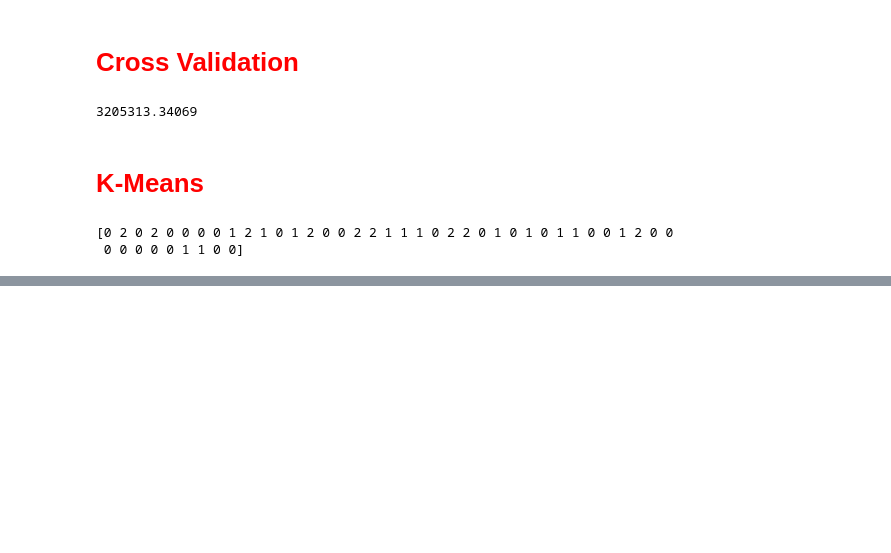
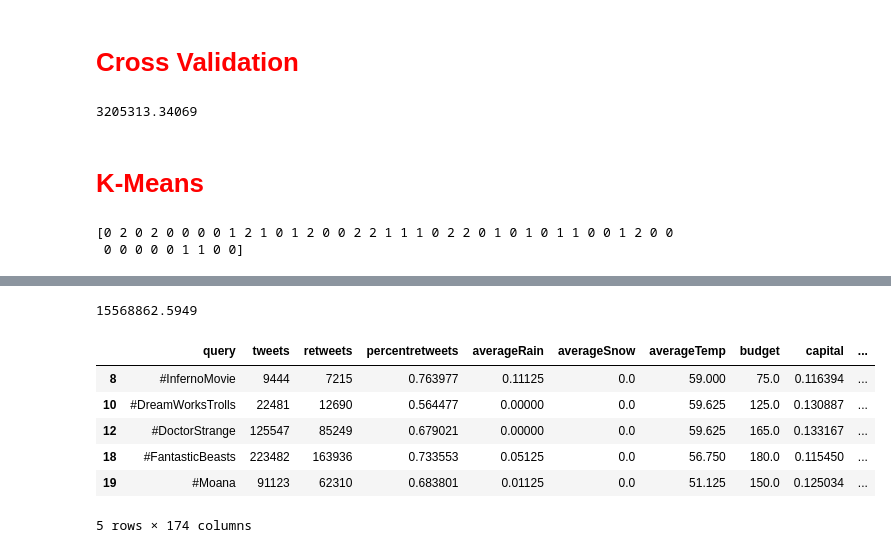
Before and after one commit to steveshim/TweetAcquisition-Thesis, a Jupyter notebook: TwitterExtractor.ipynb, the cells around one changed output, grey strips where cells are left out. Cells and saved outputs as stored; diff of their text form; code cells hidden in the pictures; blank space fills up the shorter version.

```diff
--- a/TwitterExtractor.ipynb
+++ b/TwitterExtractor.ipynb
@@ -584,0 +611,12 @@ data2 = data[data.kmeans==2]
+# %%
+print data1['grossPerDay'].mean()
+data1.head()
+# %% [output]
+15568862.5949
+|  | query | tweets | retweets | percentretweets | averageRain | averageSnow | averageTemp | budget | capital | ... |
+| 8 | #InfernoMovie | 9444 | 7215 | 0.763977 | 0.11125 | 0.0 | 59.000 | 75.0 | 0.116394 | ... |
+| 10 | #DreamWorksTrolls | 22481 | 12690 | 0.564477 | 0.00000 | 0.0 | 59.625 | 125.0 | 0.130887 | ... |
+| 12 | #DoctorStrange | 125547 | 85249 | 0.679021 | 0.00000 | 0.0 | 59.625 | 165.0 | 0.133167 | ... |
+| 18 | #FantasticBeasts | 223482 | 163936 | 0.733553 | 0.05125 | 0.0 | 56.750 | 180.0 | 0.115450 | ... |
+| 19 | #Moana | 91123 | 62310 | 0.683801 | 0.01125 | 0.0 | 51.125 | 150.0 | 0.125034 | ... |
+5 rows × 174 columns
```
Also changed, not shown: parts of 6 cells of this notebook.
